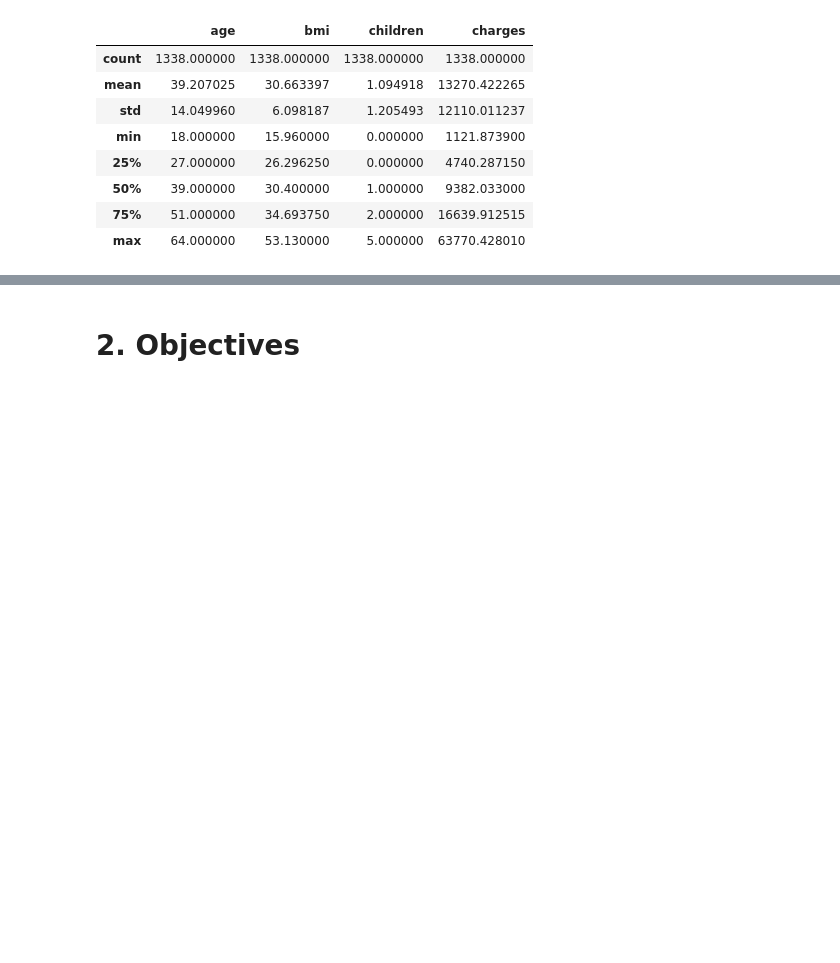
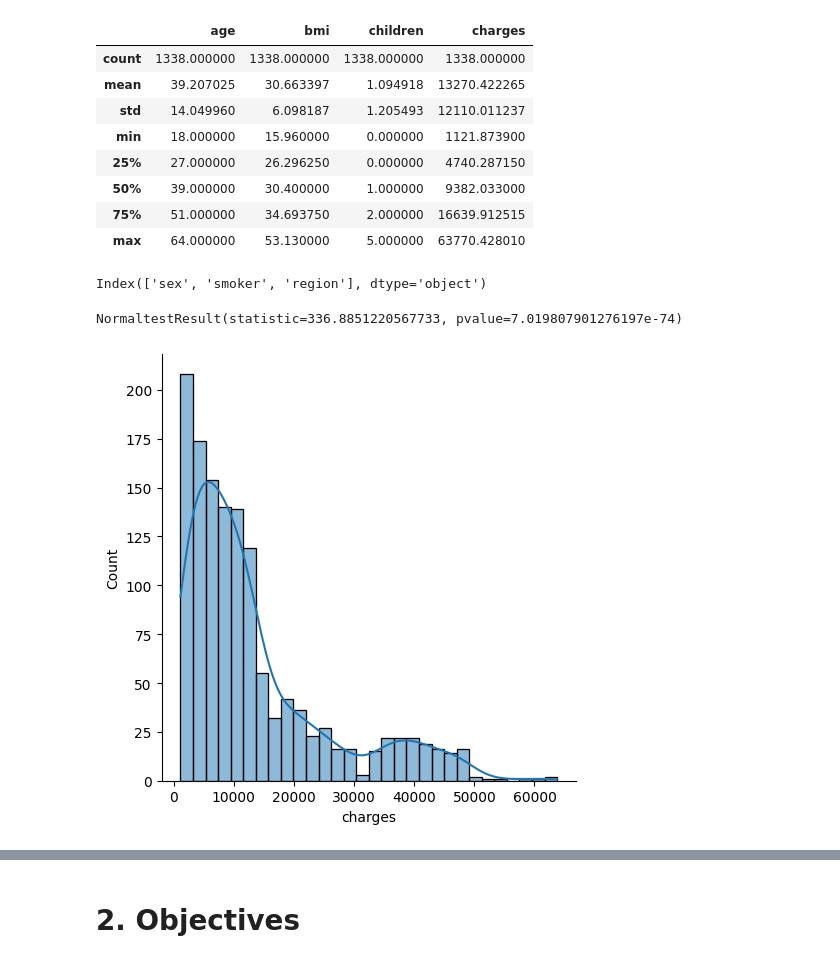
Before and after one commit to MassGH2023/Regression-Models, a Jupyter notebook: ship_fuel_efficiency.ipynb, the cells around one changed output, grey strips where cells are left out. Drawn from its saved outputs; the diff is of its cells as text; code cells hidden in the pictures; blank space fills up the shorter version.

```diff
--- a/ship_fuel_efficiency.ipynb
+++ b/ship_fuel_efficiency.ipynb
@@ -110,5 +114,16 @@ data.describe()
 # %%
 target = "charges"
 features = [x for x in data.columns if x != target]
-numcols = data.select_dtypes("int64", "float64")
-catcols = data.select_dtypes("O")
+numcols = ['age' ,	'bmi' ,	'children' ,	'charges']
+catcols = data.select_dtypes("O").columns
+catcols
+# %% [output]
+Index(['sex', 'smoker', 'region'], dtype='object')
+# %%
+normaltest(data[target])
+# %% [output]
+NormaltestResult(statistic=336.8851220567733, pvalue=7.019807901276197e-74)
+# %%
+sns.displot(data[target], kde = 1);
+# %% [output]
+[figure, added]
```
Also changed, not shown: parts of 6 cells of this notebook.
